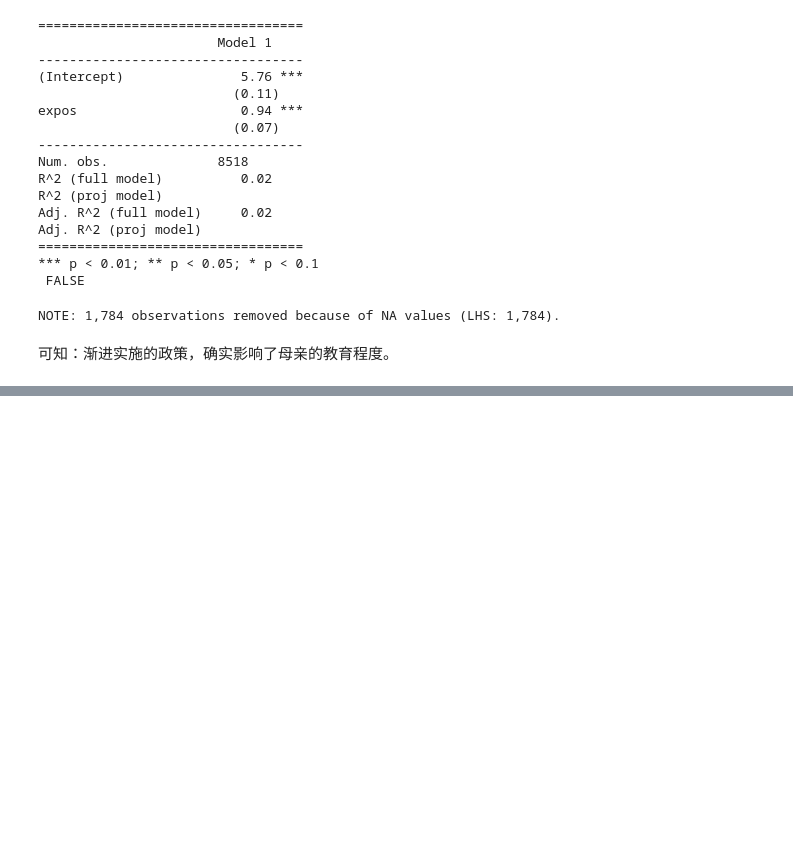
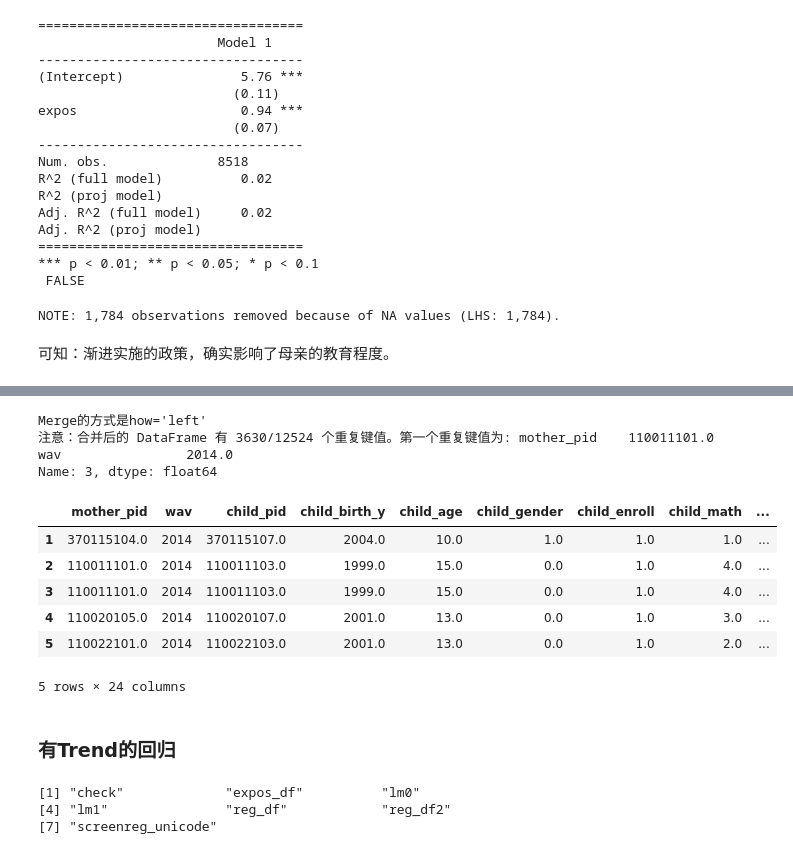
Before and after one commit to itsaquestion/Replication, a Jupyter notebook: cui2019/data3.ipynb, the cells around one changed output, grey strips where cells are left out. Cells and saved outputs as stored; diff of their text form; code cells hidden in the pictures; blank space fills up the shorter version.

```diff
--- a/cui2019/data3.ipynb
+++ b/cui2019/data3.ipynb
@@ -353,0 +409,24 @@ NOTE: 1,784 observations removed because of NA values (LHS: 1,784).
+# %%
+reg_df2 = safe_merge(reg_df, expos_df[['mother_pid','wav','expos','trend','reform_at_age']]).query('reform_at_age>=5')
+reg_df2.head()
+# %% [output]
+Merge的方式是how='left'
+注意：合并后的 DataFrame 有 3630/12524 个重复键值。第一个重复键值为: mother_pid    110011101.0
+wav                2014.0
+Name: 3, dtype: float64
+|  | mother_pid | wav | child_pid | child_birth_y | child_age | child_gender | child_enroll | child_math | ... |
+| 1 | 370115104.0 | 2014 | 370115107.0 | 2004.0 | 10.0 | 1.0 | 1.0 | 1.0 | ... |
+| 2 | 110011101.0 | 2014 | 110011103.0 | 1999.0 | 15.0 | 0.0 | 1.0 | 4.0 | ... |
+| 3 | 110011101.0 | 2014 | 110011103.0 | 1999.0 | 15.0 | 0.0 | 1.0 | 4.0 | ... |
+| 4 | 110020105.0 | 2014 | 110020107.0 | 2001.0 | 13.0 | 0.0 | 1.0 | 3.0 | ... |
+| 5 | 110022101.0 | 2014 | 110022103.0 | 2001.0 | 13.0 | 0.0 | 1.0 | 2.0 | ... |
+5 rows × 24 columns
+# %% [markdown]
+### 有Trend的回归
+# %%
+%%R -i reg_df2
+ls()
+# %% [output]
+[1] "check"             "expos_df"          "lm0"
+[4] "lm1"               "reg_df"            "reg_df2"
+[7] "screenreg_unicode"
```
Also changed, not shown: parts of 11 cells of this notebook.
